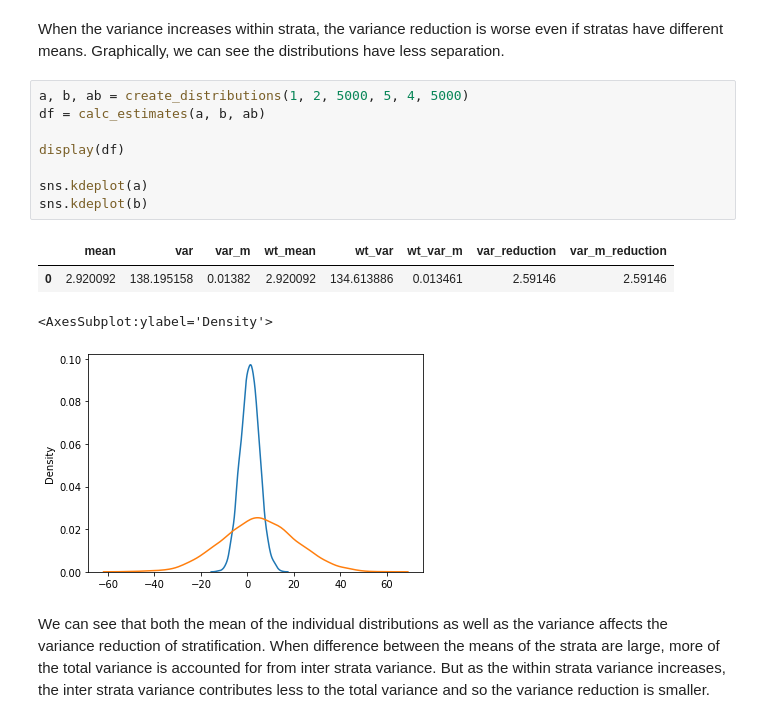
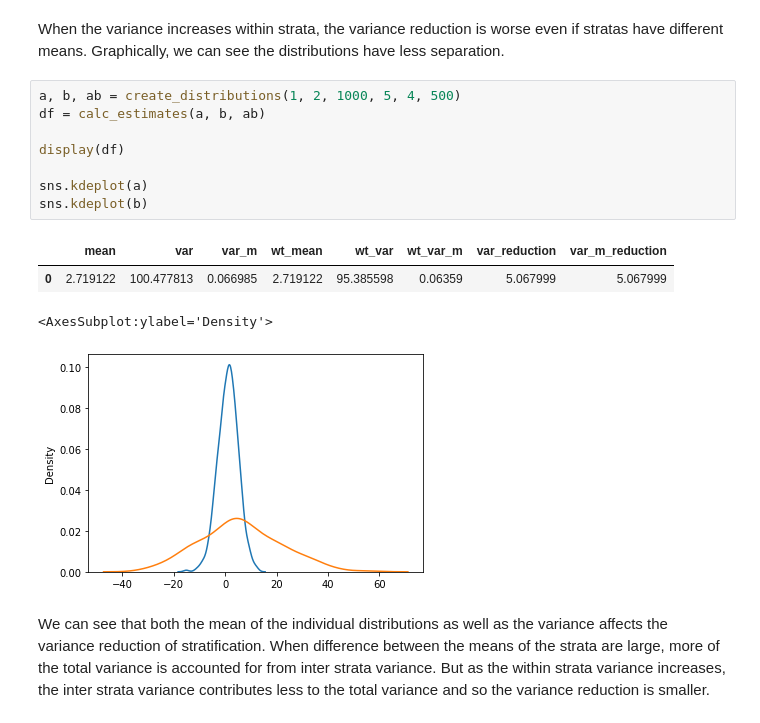
Before and after one commit to sli0111/stats_simulations, a Jupyter notebook: notebooks/post_stratification.ipynb, the cells around one changed output. Saved outputs shown, nothing was run; the diff lists cells and outputs as text.

```diff
--- a/notebooks/post_stratification.ipynb
+++ b/notebooks/post_stratification.ipynb
@@ -135,18 +135,18 @@ sns.kdeplot(b)
 # %% [markdown]
 When the variance increases within strata, the variance reduction is worse even if stratas have different means.  Graphically, we can see the distributions have less separation.
 # %%
-a, b, ab = create_distributions(1, 2, 5000, 5, 4, 5000)
+a, b, ab = create_distributions(1, 2, 1000, 5, 4, 500)
 df = calc_estimates(a, b, ab)
 
 display(df)
 
 sns.kdeplot(a)
 sns.kdeplot(b)
 # %% [output]
 |  | mean | var | var_m | wt_mean | wt_var | wt_var_m | var_reduction | var_m_reduction |
-| 0 | 2.920092 | 138.195158 | 0.01382 | 2.920092 | 134.613886 | 0.013461 | 2.59146 | 2.59146 |
+| 0 | 2.719122 | 100.477813 | 0.066985 | 2.719122 | 95.385598 | 0.06359 | 5.067999 | 5.067999 |
 <AxesSubplot:ylabel='Density'>
-[figure, old version]
+[figure, new version]
 # %% [markdown]
 We can see that both the mean of the individual distributions as well as the variance affects the variance reduction of stratification.  When difference between the means of the strata are large, more of the total variance is accounted for from inter strata variance.  But as the within strata variance increases, the inter strata variance contributes less to the total variance and so the variance reduction is smaller.
 # %% [markdown]
```
Also changed, not shown: parts of 10 cells of this notebook.
